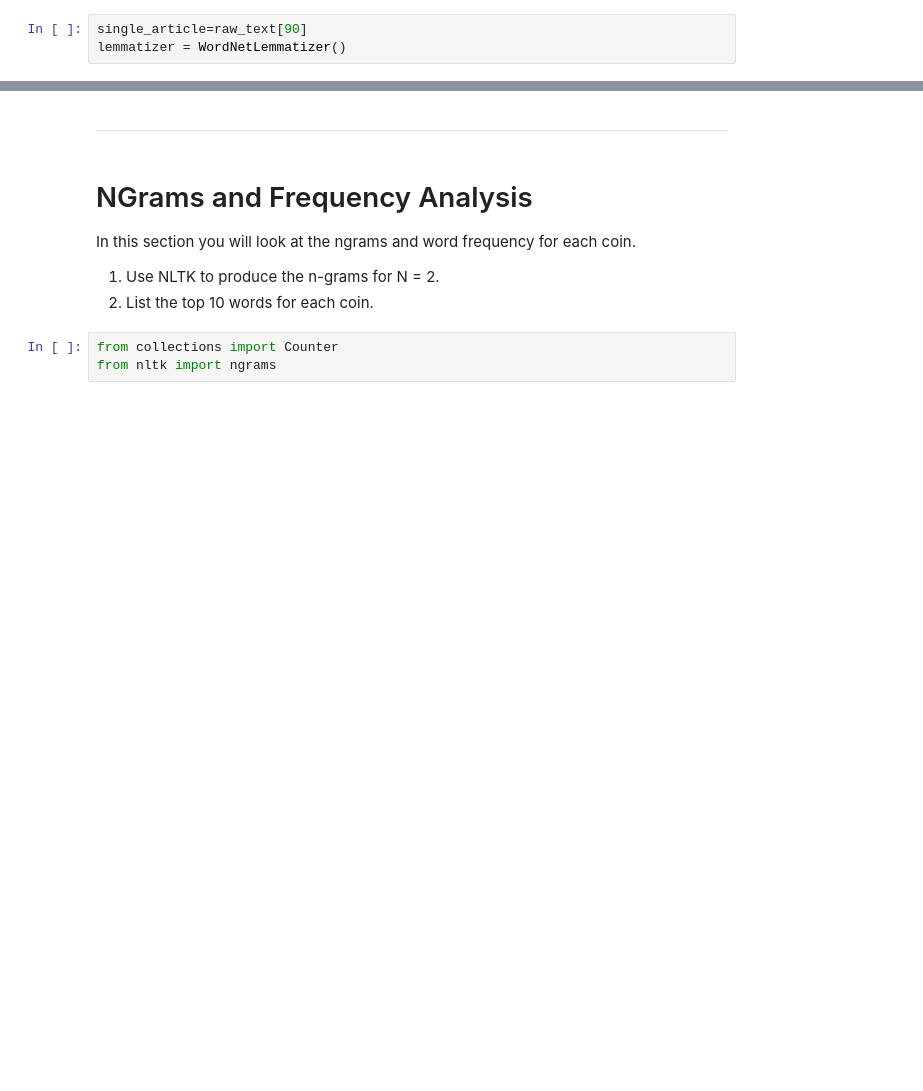
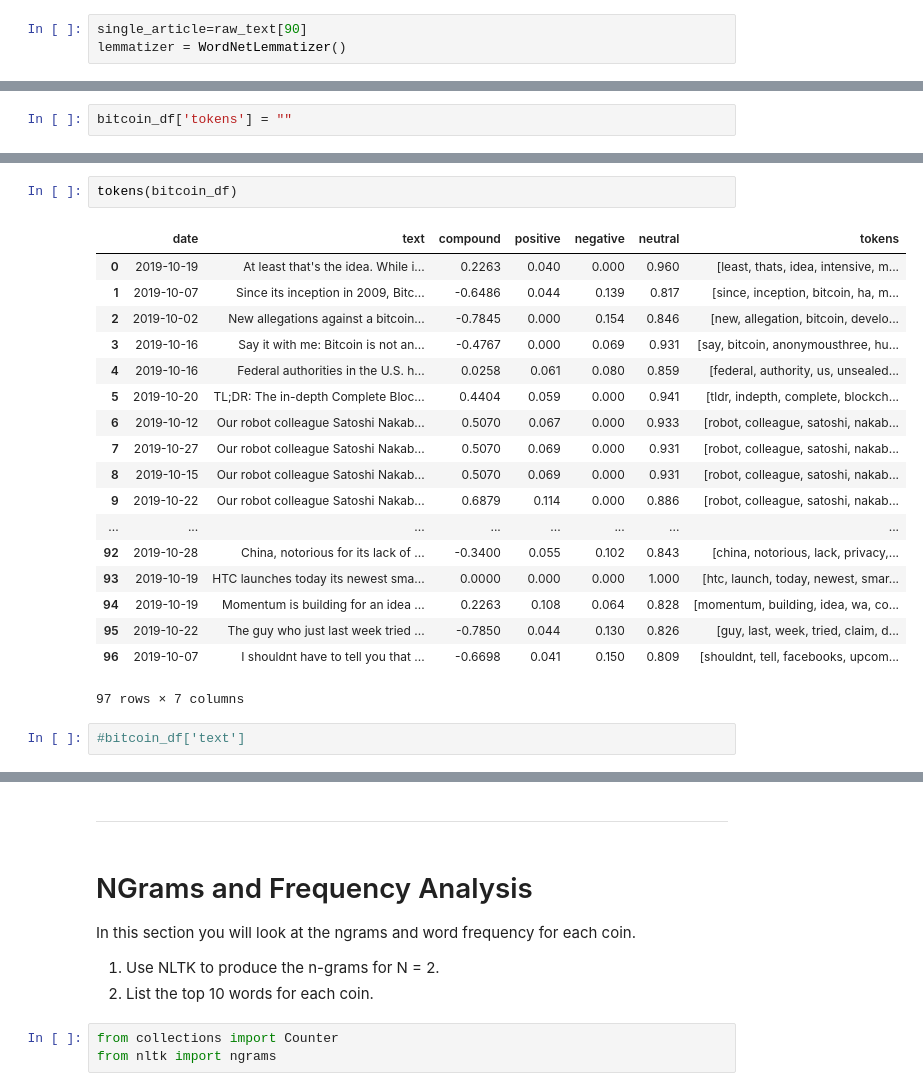
Before and after one commit to stragitech/Crypto_Sentiment, a Jupyter notebook: crypto_sentiment.ipynb, the cells around one changed output, grey strips where cells are left out. Cells and saved outputs as stored; diff of their text form; blank space fills up the shorter version.

```diff
--- a/crypto_sentiment.ipynb
+++ b/crypto_sentiment.ipynb
@@ -230,0 +264,2 @@ NameError: name 'process_text' is not defined
+# %%
+bitcoin_df['tokens'] = ""
@@ -231 +289,24 @@ NameError: name 'process_text' is not defined
+# %%
+tokens(bitcoin_df)
+# %% [output]
+|  | date | text | compound | positive | negative | neutral | tokens |
+| 0 | 2019-10-19 | At least that's the idea. While i... | 0.2263 | 0.040 | 0.000 | 0.960 | [least, thats, idea, intensive, m... |
+| 1 | 2019-10-07 | Since its inception in 2009, Bitc... | -0.6486 | 0.044 | 0.139 | 0.817 | [since, inception, bitcoin, ha, m... |
+| 2 | 2019-10-02 | New allegations against a bitcoin... | -0.7845 | 0.000 | 0.154 | 0.846 | [new, allegation, bitcoin, develo... |
+| 3 | 2019-10-16 | Say it with me: Bitcoin is not an... | -0.4767 | 0.000 | 0.069 | 0.931 | [say, bitcoin, anonymousthree, hu... |
+| 4 | 2019-10-16 | Federal authorities in the U.S. h... | 0.0258 | 0.061 | 0.080 | 0.859 | [federal, authority, us, unsealed... |
+| 5 | 2019-10-20 | TL;DR: The in-depth Complete Bloc... | 0.4404 | 0.059 | 0.000 | 0.941 | [tldr, indepth, complete, blockch... |
+| 6 | 2019-10-12 | Our robot colleague Satoshi Nakab... | 0.5070 | 0.067 | 0.000 | 0.933 | [robot, colleague, satoshi, nakab... |
+| 7 | 2019-10-27 | Our robot colleague Satoshi Nakab... | 0.5070 | 0.069 | 0.000 | 0.931 | [robot, colleague, satoshi, nakab... |
+| 8 | 2019-10-15 | Our robot colleague Satoshi Nakab... | 0.5070 | 0.069 | 0.000 | 0.931 | [robot, colleague, satoshi, nakab... |
+| 9 | 2019-10-22 | Our robot colleague Satoshi Nakab... | 0.6879 | 0.114 | 0.000 | 0.886 | [robot, colleague, satoshi, nakab... |
+| ... | ... | ... | ... | ... | ... | ... | ... |
+| 92 | 2019-10-28 | China, notorious for its lack of ... | -0.3400 | 0.055 | 0.102 | 0.843 | [china, notorious, lack, privacy,... |
+| 93 | 2019-10-19 | HTC launches today its newest sma... | 0.0000 | 0.000 | 0.000 | 1.000 | [htc, launch, today, newest, smar... |
+| 94 | 2019-10-19 | Momentum is building for an idea ... | 0.2263 | 0.108 | 0.064 | 0.828 | [momentum, building, idea, wa, co... |
+| 95 | 2019-10-22 | The guy who just last week tried ... | -0.7850 | 0.044 | 0.130 | 0.826 | [guy, last, week, tried, claim, d... |
+| 96 | 2019-10-07 | I shouldnt have to tell you that ... | -0.6698 | 0.041 | 0.150 | 0.809 | [shouldnt, tell, facebooks, upcom... |
+97 rows × 7 columns
+# %%
+#bitcoin_df['text']
 # %%
```
Also changed, not shown: parts of 26 cells of this notebook.
